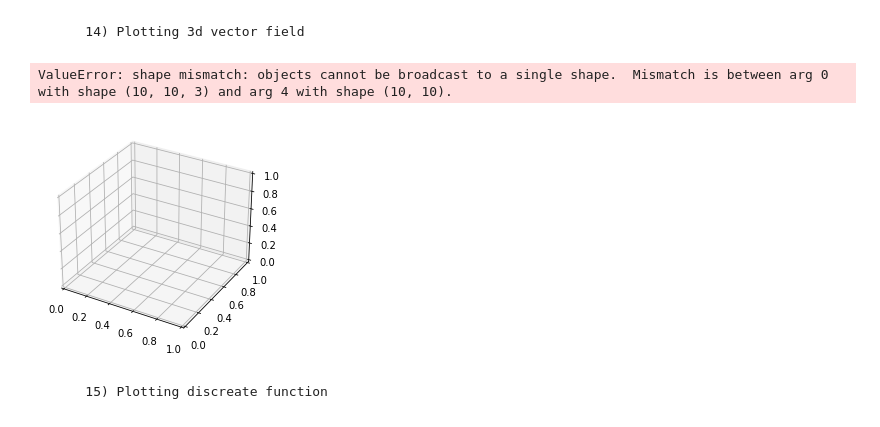
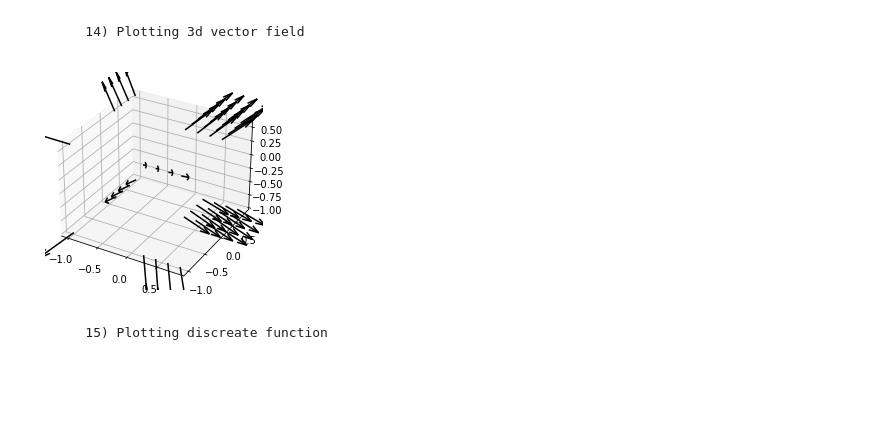
Before and after one commit to rohilahuja3/dsa-and-daa-lab-codes, a Jupyter notebook: final_maths_lab.ipynb, the cells around one changed output. Cells and saved outputs as stored; diff of their text form; code cells hidden in the pictures; blank space fills up the shorter version.

```diff
--- a/final_maths_lab.ipynb
+++ b/final_maths_lab.ipynb
@@ -756,20 +756,20 @@ plt.show()
 # %%
 from mpl_toolkits.mplot3d import axes3d
 import matplotlib.pyplot as plt
 import numpy as np
 fig = plt.figure()
 ax = fig.gca(projection='3d')
 x, y, z = np.meshgrid(np.arange(-1, 1, 0.2),np.arange(-1, 1, 0.2),np.arange(-1, 1, 0.8))
-u=pow(x,x)
-u=pow(y,y)
-u=pow(z,z)
-# v=y**y
-# w=z**z
+# u=pow(x,x)
+# u=pow(y,y)
+# u=pow(z,z)
+u=x**x
+v=y**y
+w=z**z
 plt.quiver(x, y, z, u, v, w, length=0.4, color = 'black')
 plt.show()
 # %% [output]
-ValueError: shape mismatch: objects cannot be broadcast to a single shape.  Mismatch is between arg 0 with shape (10, 10, 3) and arg 4 with shape (10, 10).
-[figure, old version]
+[figure, new version]
 # %% [markdown]
         15) Plotting discreate function
 # %%
```
Also changed, not shown: parts of 47 cells of this notebook, 3 other files.
